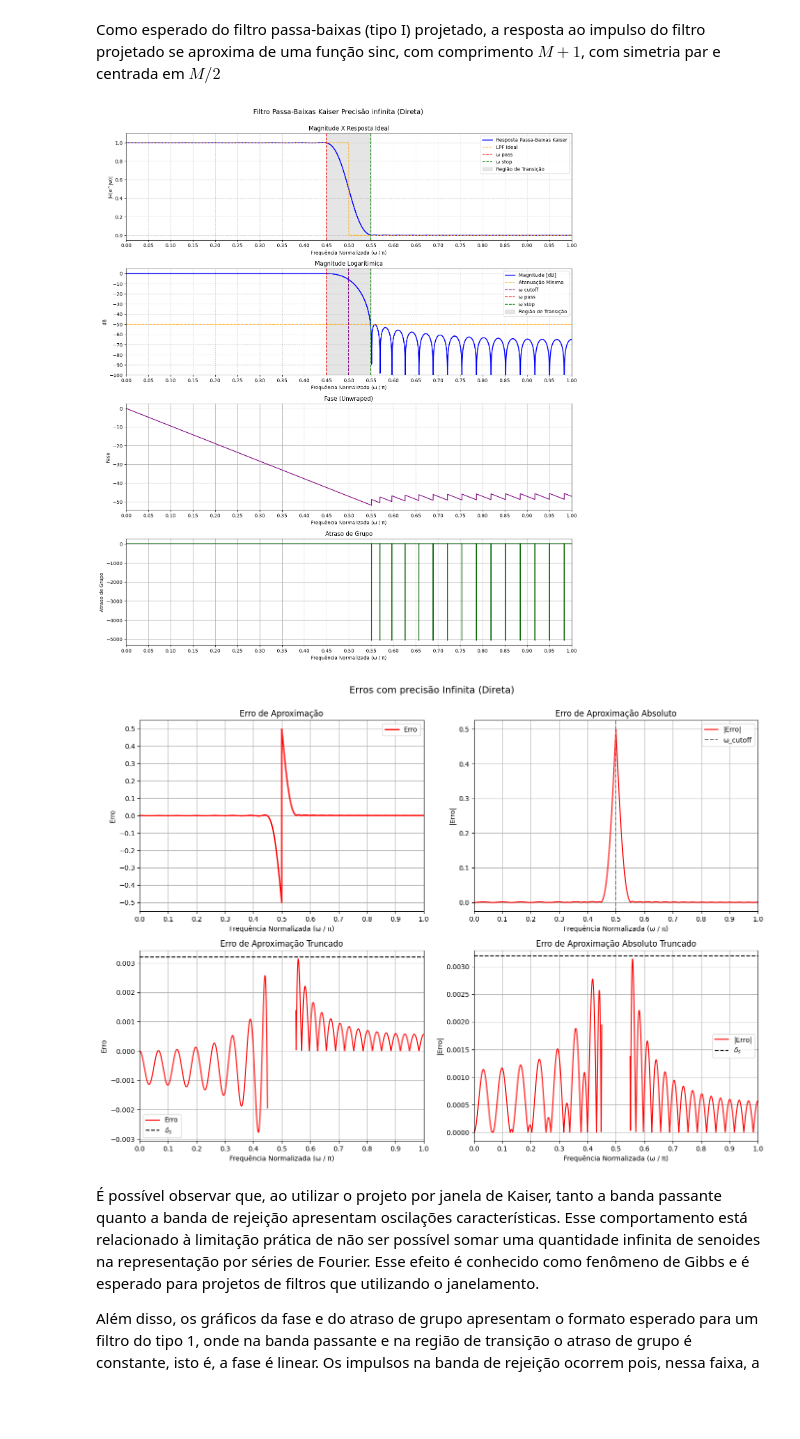
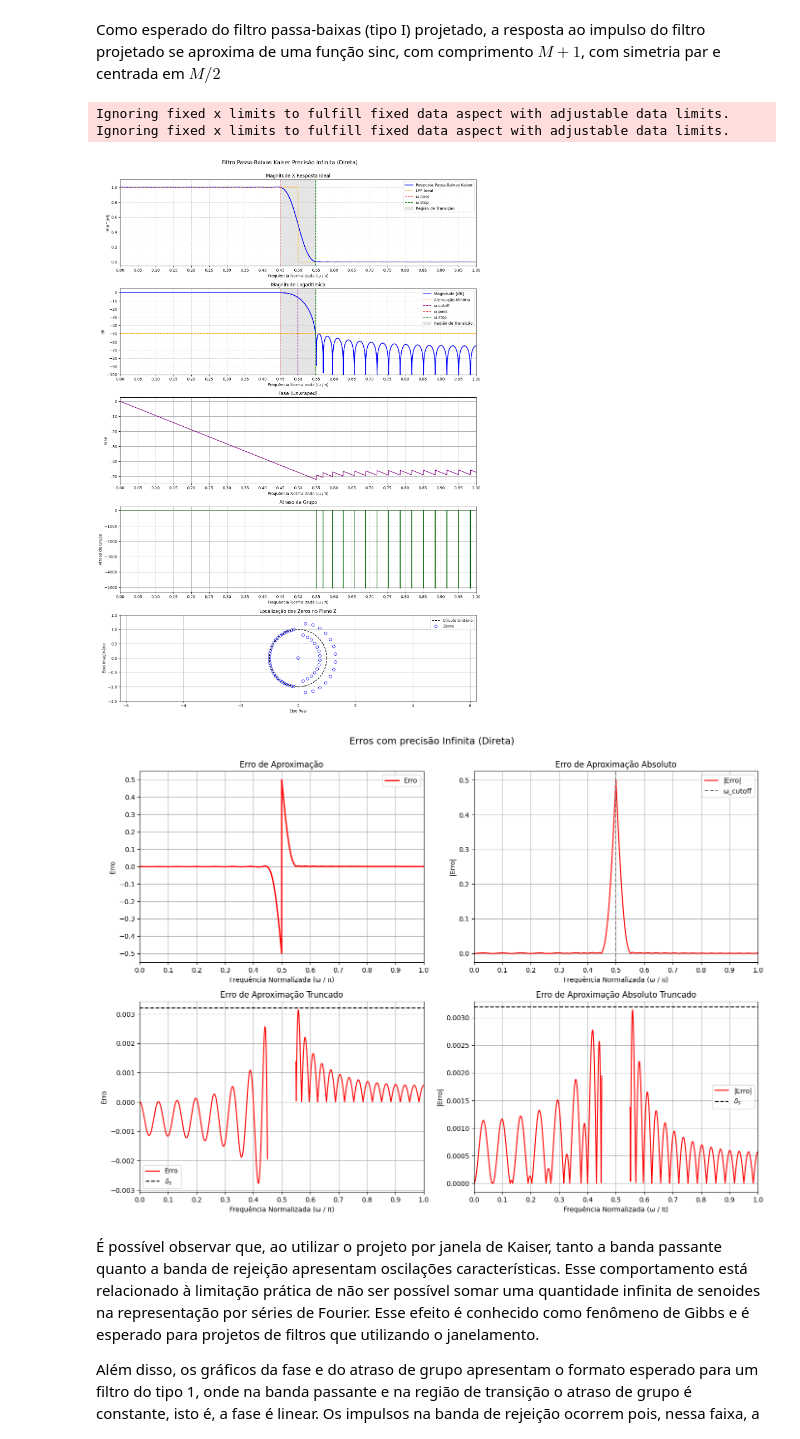
Before and after one commit to miguelmota2301/Butterworth-Bilinear-Filter, a Jupyter notebook: AVA_PDS_RodrigoFreitas_MiguelFeliciano.ipynb, the cells around one changed output. Drawn from its saved outputs; the diff is of its cells as text; code cells hidden in the pictures; blank space fills up the shorter version.

```diff
--- a/AVA_PDS_RodrigoFreitas_MiguelFeliciano.ipynb
+++ b/AVA_PDS_RodrigoFreitas_MiguelFeliciano.ipynb
@@ -130,7 +130,29 @@ def calculate_variables(omega_X_norm_Y, response_X_Y):
 
     return response_mag, response_dB, phase, group_delay
 
-def plot_graphs(omega_X_norm_Y, response_X_Y, form:str, precision:str, gd_flag: bool = False):
+def plot_zeros(fir, axes, title = 'Localização dos Zeros no Plano Z'):
+
+    zeros = np.roots(fir)
+
+    # Círculo unitário para referência
+    theta = np.linspace(0, 2 * np.pi, 200)
+    unit_circle = np.exp(1j * theta)
+
+    # Plot
+    axes.plot(unit_circle.real, unit_circle.imag, 'k--', label='Círculo Unitário')
+    axes.scatter(zeros.real, zeros.imag, facecolors='none', edgecolors='b', s=50, label='Zeros')
+    axes.set_title(title)
+    axes.set_xlabel('Eixo Real')
+    axes.set_ylabel('Eixo Imaginário')
+    axes.axis('equal')
+    axes.set_xlim(-1.5, 1.5)
+    axes.set_ylim(-1.5, 1.5)
+    axes.grid(True)
+    axes.legend()
+    # plt.tight_layout()
+    # plt.show()
+
+def plot_graphs(omega_X_norm_Y, response_X_Y, fir, dpz:bool, form:str, precision:str,  gd_flag: bool = False):
 
     response_mag, response_dB, phase, group_delay = calculate_variables(omega_X_norm_Y, response_X_Y)
 
@@ -138,12 +160,13 @@ def plot_graphs(omega_X_norm_Y, response_X_Y, form:str, precision:str, gd_flag:
     lpf_ideal = np.where(omega_X_norm_Y <= w_cutoff / np.pi, 1.0, 0.0)
 
     if gd_flag:
-        linhas = 4
+        if (dpz): linhas = 5
+        else: linhas = 4
+        altura = 20
+    else:
+        if (dpz): linhas = 4
+        else: linhas = 3
         altura = 16
-    else:
-        linhas = 3
-        altura = 13
-
 
     fig, axes = plt.subplots(linhas, 1, figsize=(14, altura))
 
@@ -198,6 +221,9 @@ def plot_graphs(omega_X_norm_Y, response_X_Y, form:str, precision:str, gd_flag:
         axes[3].set_xlim(0, 1.0)
         axes[3].set_xticks(np.arange(0, 1.05, 0.05))
         axes[3].grid(True)
+        if (dpz): plot_zeros(fir, axes[4])
+    else:
+        if (dpz): plot_zeros(fir, axes[3])
 
     plt.suptitle(f'Filtro Passa-Baixas Kaiser Precisão {precision} ({form})', fontsize=14, y=1.0001)
     plt.tight_layout()
@@ -291,10 +317,12 @@ Como esperado do filtro passa-baixas (tipo I) projetado, a resposta ao impulso d
 omega_direct, response_direct = freqz(fir_direct, worN=10192)       # Calcula resposta do filtro na forma direta
 omega_direct_norm = omega_direct / np.pi                            # Normaliza a frequência para o intervalo [0, 1]
 # %%
-plot_graphs(omega_direct_norm, response_direct, 'Direta', 'infinita',True)
+plot_graphs(omega_direct_norm, response_direct, fir_direct, True, 'Direta', 'infinita', True)
 plot_errors(omega_direct_norm, response_direct, 'Direta', 'Infinita')
 # %% [output]
+Ignoring fixed x limits to fulfill fixed data aspect with adjustable data limits.
+Ignoring fixed x limits to fulfill fixed data aspect with adjustable data limits.
-[figure, old version]
+[figure, new version]
 [figure]
 # %% [markdown]
 É possível observar que, ao utilizar o projeto por janela de Kaiser, tanto a banda passante quanto a banda de rejeição apresentam oscilações características. Esse comportamento está relacionado à limitação prática de não ser possível somar uma quantidade infinita de senoides na representação por séries de Fourier. Esse efeito é conhecido como fenômeno de Gibbs e é esperado para projetos de filtros que utilizando o janelamento.
```
Also changed, not shown: parts of 6 cells of this notebook.
